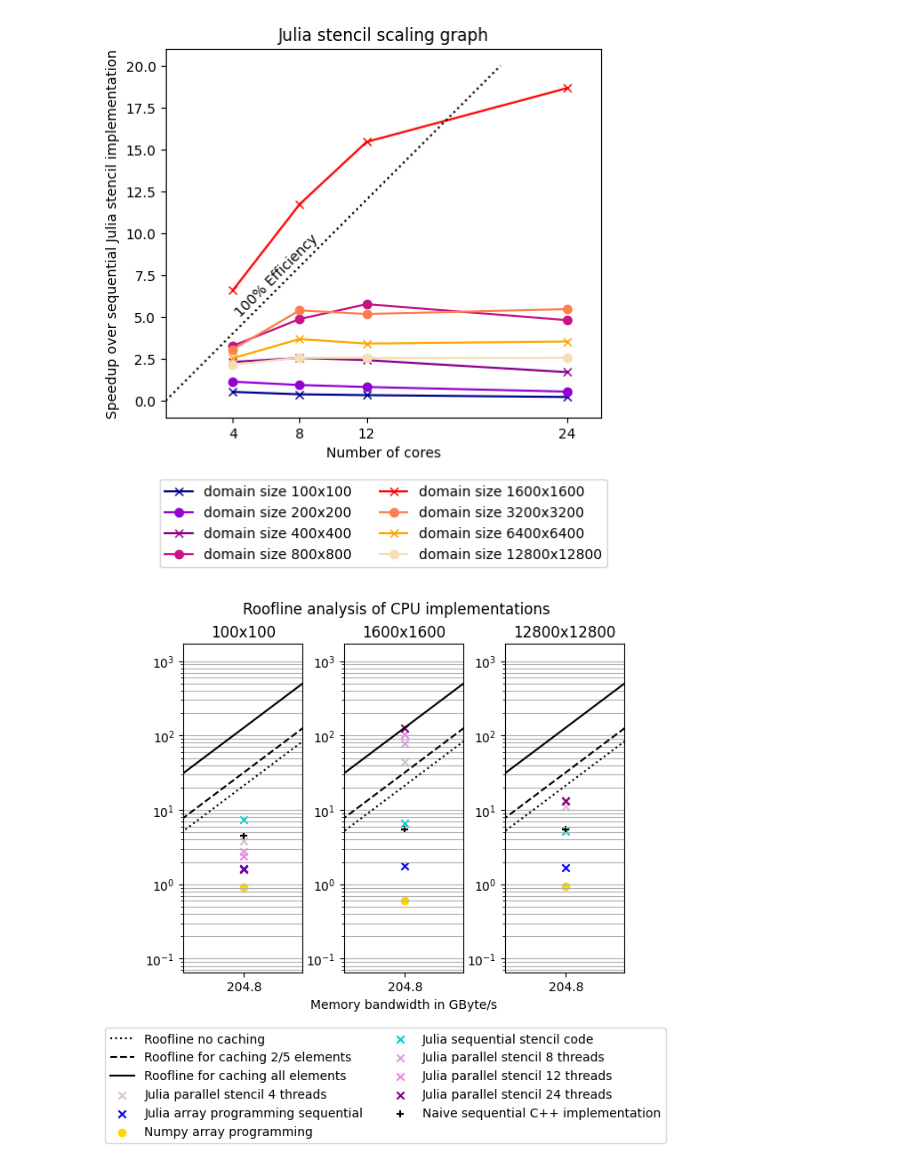
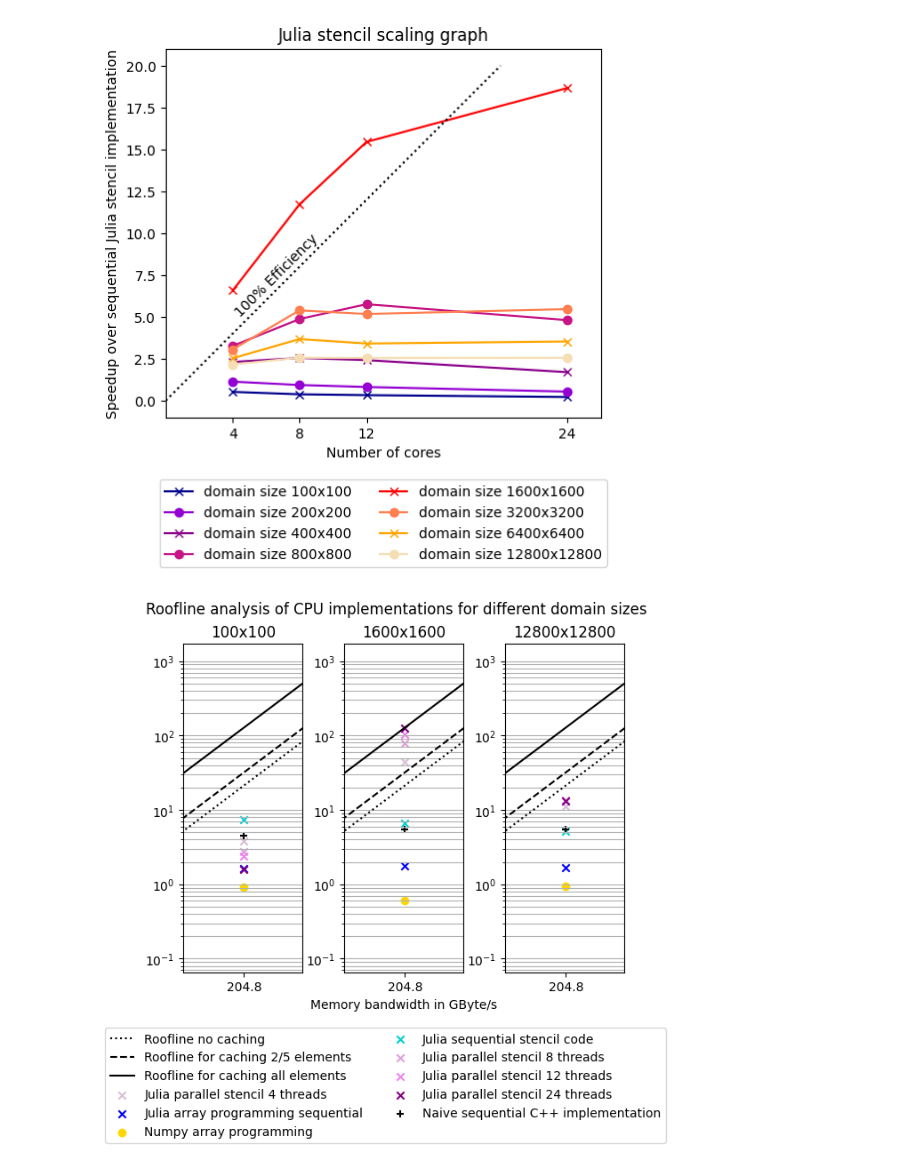
Before and after one commit to peteole/julia-2d-heat-equation, a Jupyter notebook: plotting_daniel.ipynb, the cells around one changed output. Drawn from its saved outputs; the diff is of its cells as text; code cells hidden in the pictures.

```diff
--- a/plotting_daniel.ipynb
+++ b/plotting_daniel.ipynb
@@ -225,32 +225,32 @@ for di, d in zip([0, 4, 7], range(3)):
     # caching two elements
     ax[d].plot([1, 6880], [5/32, 1075], color="black", linestyle="dashed", label="Roofline for caching 2/5 elements")
 
     # caching all elements except one
     ax[d].plot([1, 1720], [5/8, 1075], color="black", label="Roofline for caching all elements")
 
     ax[d].set_xlim([50, 800])
     ax[d].set_xscale("log")
     ax[d].set_yscale("log")
     ax[d].set_xticks([204.8])
     ax[d].set_xticklabels([204.8])
     ax[d].xaxis.set_minor_locator(plt.NullLocator())
 
     ax[d].set_title("{}x{}".format(domain, domain))
 
     ax[d].grid(which="both", axis="y")
 
     for implementation, i in zip(cpu_implementations + ["cpp_naive"], range(len(cpu_implementations) + 1)):
         if implementation != "python_lists":
             ax[d].scatter(204.8, flops / implementations_dict[implementation]["mean"][di] * 1e-9, label=implementations_dict[implementation]["label"], marker=markers[i], color=implementations_dict[implementation]["color"])
 plt.legend(bbox_to_anchor=(1.4, -0.15), loc='upper right', ncol=2)
 
 ax[1].set_xlabel("Memory bandwidth in GByte/s")
 ax[0].set_label("Performance in GFLOP/s")
 
-plt.suptitle("Roofline analysis of CPU implementations")
+plt.suptitle("Roofline analysis of CPU implementations for different domain sizes")
 
 figs.subplots_adjust(wspace=.35)
 
 plt.savefig("figures/roofline.pdf",bbox_inches='tight')
 # %% [output]
-[figure, old version]
+[figure, new version]
```
